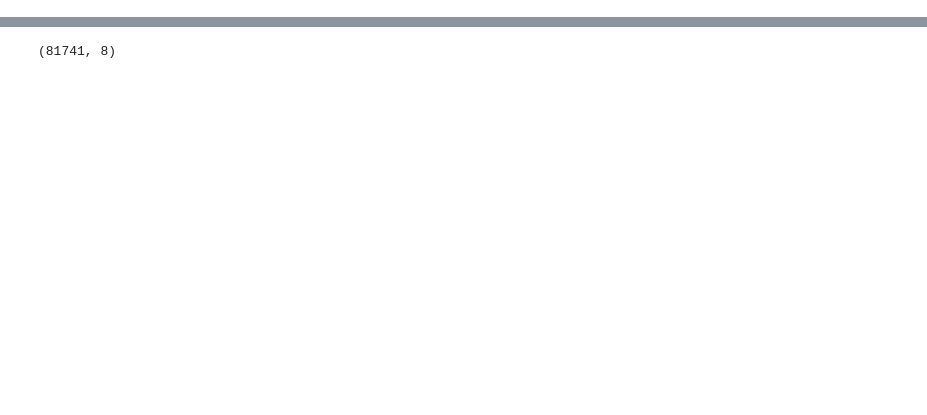
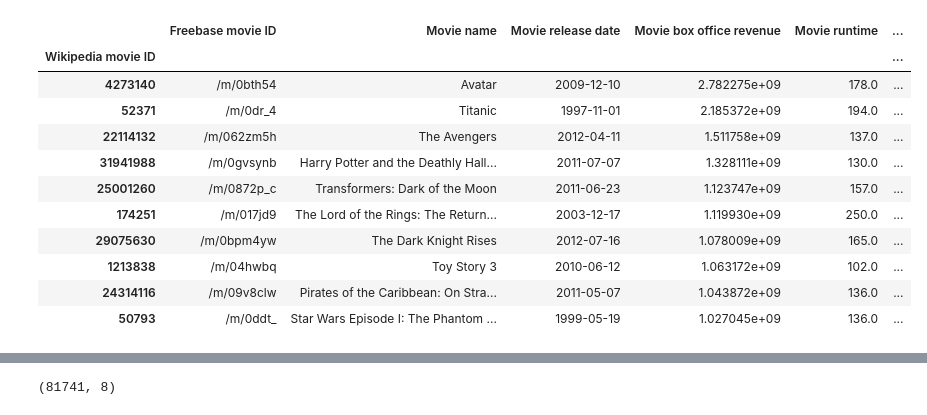
Before and after one commit to nick-merlino/MovieRevenuePrediction, a Jupyter notebook: Notebooks/Plot Summaries.ipynb, the cells around one changed output, grey strips where cells are left out. Drawn from its saved outputs; the diff is of its cells as text; code cells hidden in the pictures; blank space fills up the shorter version.

```diff
--- a/Notebooks/Plot Summaries.ipynb
+++ b/Notebooks/Plot Summaries.ipynb
@@ -16,0 +80,15 @@ movie_metadata = pd.read_csv('../MovieSummaries/movie.metadata.tsv',sep='\t',hea
+# %%
+movie_metadata.nlargest(10,['Movie box office revenue'])
+# %% [output]
+|  | Freebase movie ID | Movie name | Movie release date | Movie box office revenue | Movie runtime | ... |
+| Wikipedia movie ID |  |  |  |  |  | ... |
+| 4273140 | /m/0bth54 | Avatar | 2009-12-10 | 2.782275e+09 | 178.0 | ... |
+| 52371 | /m/0dr_4 | Titanic | 1997-11-01 | 2.185372e+09 | 194.0 | ... |
+| 22114132 | /m/062zm5h | The Avengers | 2012-04-11 | 1.511758e+09 | 137.0 | ... |
+| 31941988 | /m/0gvsynb | Harry Potter and the Deathly Hall... | 2011-07-07 | 1.328111e+09 | 130.0 | ... |
+| 25001260 | /m/0872p_c | Transformers: Dark of the Moon | 2011-06-23 | 1.123747e+09 | 157.0 | ... |
+| 174251 | /m/017jd9 | The Lord of the Rings: The Return... | 2003-12-17 | 1.119930e+09 | 250.0 | ... |
+| 29075630 | /m/0bpm4yw | The Dark Knight Rises | 2012-07-16 | 1.078009e+09 | 165.0 | ... |
+| 1213838 | /m/04hwbq | Toy Story 3 | 2010-06-12 | 1.063172e+09 | 102.0 | ... |
+| 24314116 | /m/09v8clw | Pirates of the Caribbean: On Stra... | 2011-05-07 | 1.043872e+09 | 136.0 | ... |
+| 50793 | /m/0ddt_ | Star Wars Episode I: The Phantom ... | 1999-05-19 | 1.027045e+09 | 136.0 | ... |
```
Also changed, not shown: parts of 19 cells of this notebook, 6 other files.
